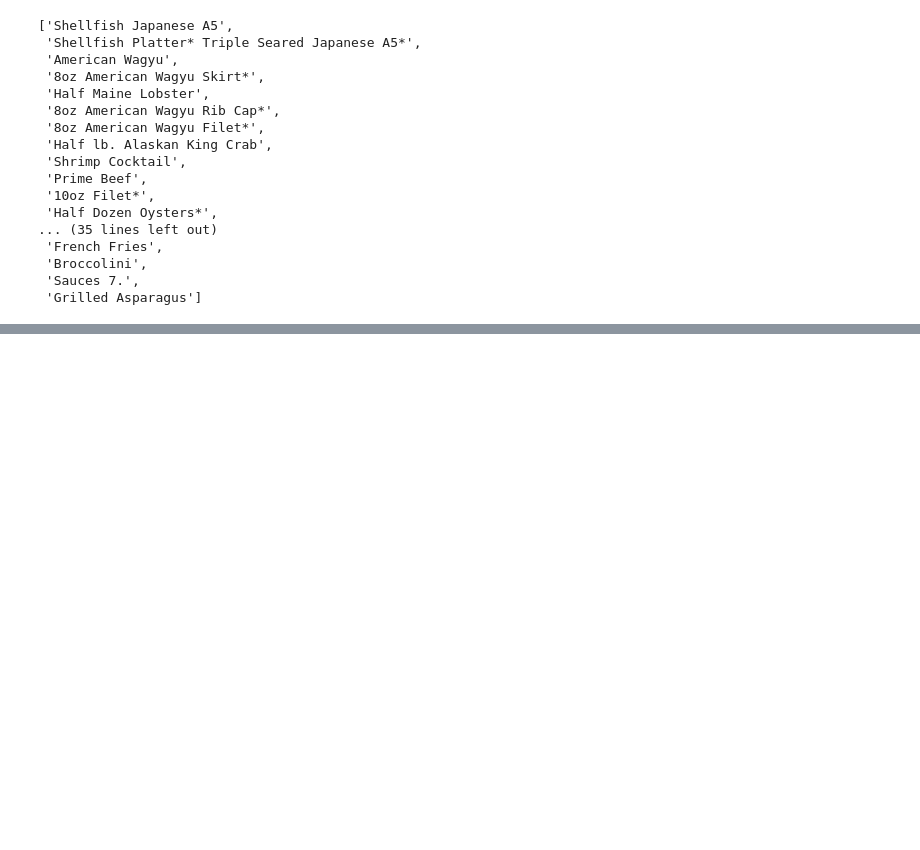
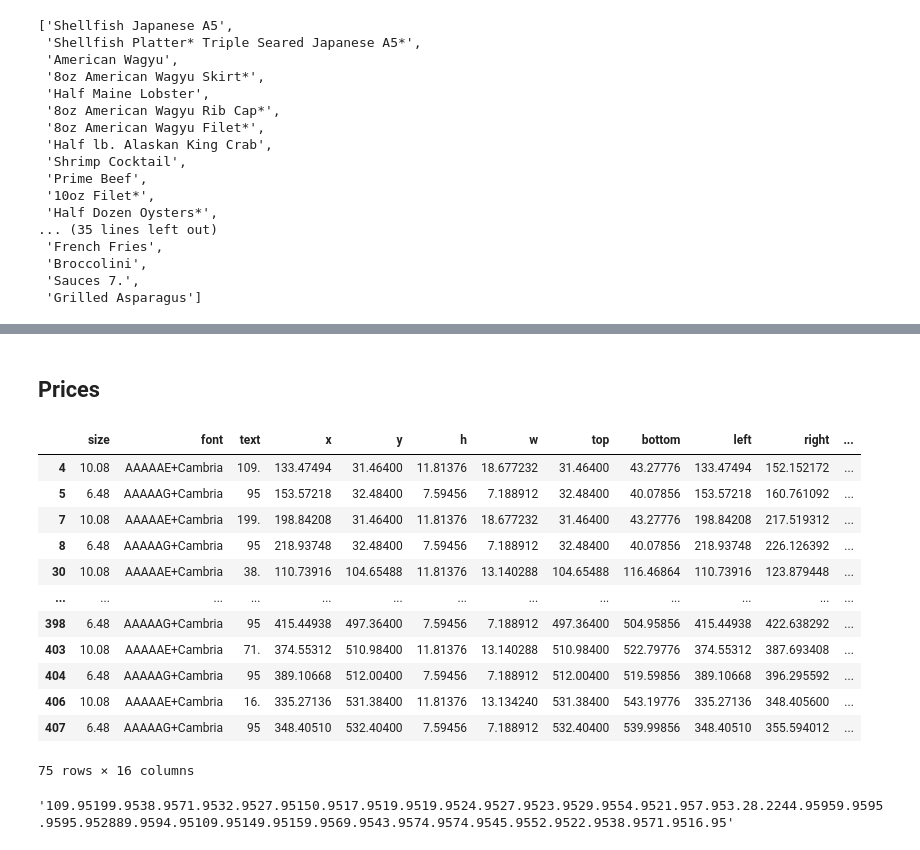
Before and after one commit to rogerfitz/tutorials, a Jupyter notebook: menu_spider_scraping/0_Scrape_A_PDF_Menu.ipynb, the cells around one changed output, grey strips where cells are left out. Cells and saved outputs as stored; diff of their text form; code cells hidden in the pictures; blank space fills up the shorter version.

```diff
--- a/menu_spider_scraping/0_Scrape_A_PDF_Menu.ipynb
+++ b/menu_spider_scraping/0_Scrape_A_PDF_Menu.ipynb
@@ -341,0 +401,35 @@ Not bad, we're missing sauces and descriptions though. Also some extra section n
+# %% [markdown]
+## Prices
+# %%
+from shapely.geometry import box
+from shapely.ops import *
+from shapely.affinity import *
+
+def row_to_bbox(row):
+    return box(row['left'],row['top'],row['right'],row['bottom'])
+text_df['bbox']=text_df.apply(lambda row: row_to_bbox(row), axis=1)
+
+import re
+
+text_df['is_number']=text_df['text'].apply(lambda x: bool(re.match("^[\d\.]+$", x)))
+
+prices=text_df.loc[text_df["is_number"]].copy()
+prices
+# %% [output]
+|  | size | font | text | x | y | h | w | top | bottom | left | right | ... |
+| 4 | 10.08 | AAAAAE+Cambria | 109. | 133.47494 | 31.46400 | 11.81376 | 18.677232 | 31.46400 | 43.27776 | 133.47494 | 152.152172 | ... |
+| 5 | 6.48 | AAAAAG+Cambria | 95 | 153.57218 | 32.48400 | 7.59456 | 7.188912 | 32.48400 | 40.07856 | 153.57218 | 160.761092 | ... |
+| 7 | 10.08 | AAAAAE+Cambria | 199. | 198.84208 | 31.46400 | 11.81376 | 18.677232 | 31.46400 | 43.27776 | 198.84208 | 217.519312 | ... |
+| 8 | 6.48 | AAAAAG+Cambria | 95 | 218.93748 | 32.48400 | 7.59456 | 7.188912 | 32.48400 | 40.07856 | 218.93748 | 226.126392 | ... |
+| 30 | 10.08 | AAAAAE+Cambria | 38. | 110.73916 | 104.65488 | 11.81376 | 13.140288 | 104.65488 | 116.46864 | 110.73916 | 123.879448 | ... |
+| ... | ... | ... | ... | ... | ... | ... | ... | ... | ... | ... | ... | ... |
+| 398 | 6.48 | AAAAAG+Cambria | 95 | 415.44938 | 497.36400 | 7.59456 | 7.188912 | 497.36400 | 504.95856 | 415.44938 | 422.638292 | ... |
+| 403 | 10.08 | AAAAAE+Cambria | 71. | 374.55312 | 510.98400 | 11.81376 | 13.140288 | 510.98400 | 522.79776 | 374.55312 | 387.693408 | ... |
+| 404 | 6.48 | AAAAAG+Cambria | 95 | 389.10668 | 512.00400 | 7.59456 | 7.188912 | 512.00400 | 519.59856 | 389.10668 | 396.295592 | ... |
+| 406 | 10.08 | AAAAAE+Cambria | 16. | 335.27136 | 531.38400 | 11.81376 | 13.134240 | 531.38400 | 543.19776 | 335.27136 | 348.405600 | ... |
+| 407 | 6.48 | AAAAAG+Cambria | 95 | 348.40510 | 532.40400 | 7.59456 | 7.188912 | 532.40400 | 539.99856 | 348.40510 | 355.594012 | ... |
+75 rows × 16 columns
+# %%
+"".join(prices['text'].values)
+# %% [output]
+'109.95199.9538.9571.9532.9527.95150.9517.9519.9519.9524.9527.9523.9529.9554.9521.957.953.28.2244.95959.9595.9595.952889.9594.95109.95149.95159.9569.9543.9574.9574.9545.9552.9522.9538.9571.9516.95'
```
Also changed, not shown: parts of 25 cells of this notebook, 2 other files.
